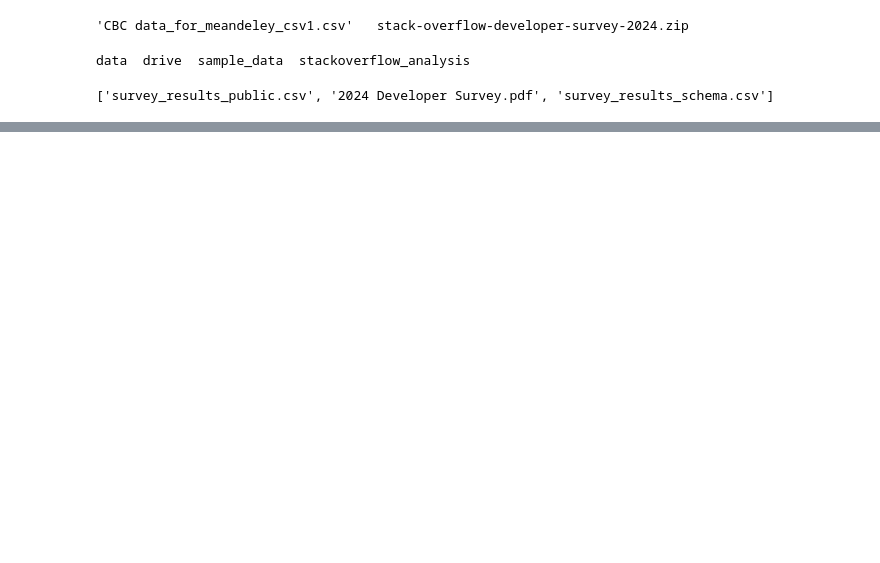
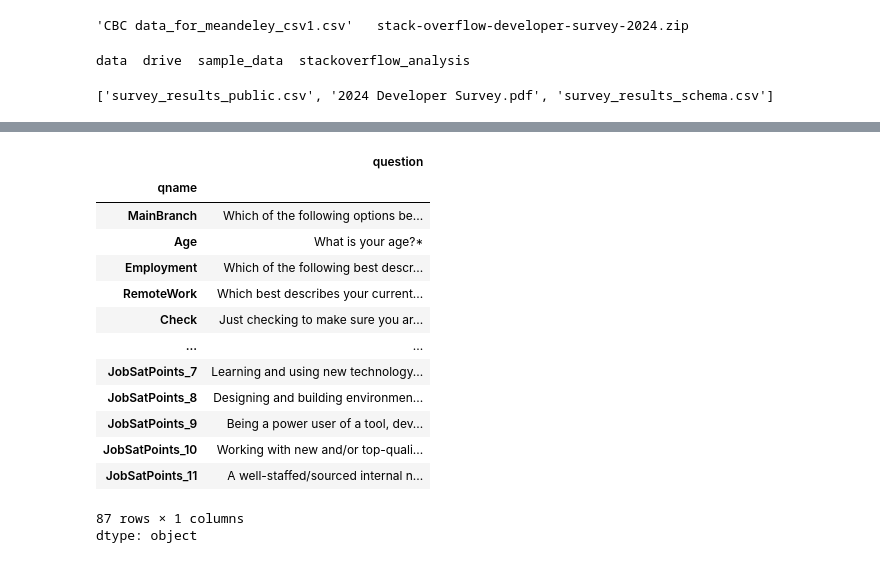
Before and after one commit to gorky93/stackoverflow_analysis, a Jupyter notebook: stackoverflow24.ipynb, the cells around one changed output, grey strips where cells are left out. Drawn from its saved outputs; the diff is of its cells as text; code cells hidden in the pictures; blank space fills up the shorter version.

```diff
--- a/stackoverflow24.ipynb
+++ b/stackoverflow24.ipynb
@@ -37,0 +101,20 @@ print(os.listdir('./data'))
+# %%
+schema_series = schema.set_index('qname')['question']
+# %%
+schema_series
+# %% [output]
+|  | question |
+| qname |  |
+| MainBranch | Which of the following options be... |
+| Age | What is your age?* |
+| Employment | Which of the following best descr... |
+| RemoteWork | Which best describes your current... |
+| Check | Just checking to make sure you ar... |
+| ... | ... |
+| JobSatPoints_7 | Learning and using new technology... |
+| JobSatPoints_8 | Designing and building environmen... |
+| JobSatPoints_9 | Being a power user of a tool, dev... |
+| JobSatPoints_10 | Working with new and/or top-quali... |
+| JobSatPoints_11 | A well-staffed/sourced internal n... |
+87 rows × 1 columns
+dtype: object
```
Also changed, not shown: parts of 12 cells of this notebook.
